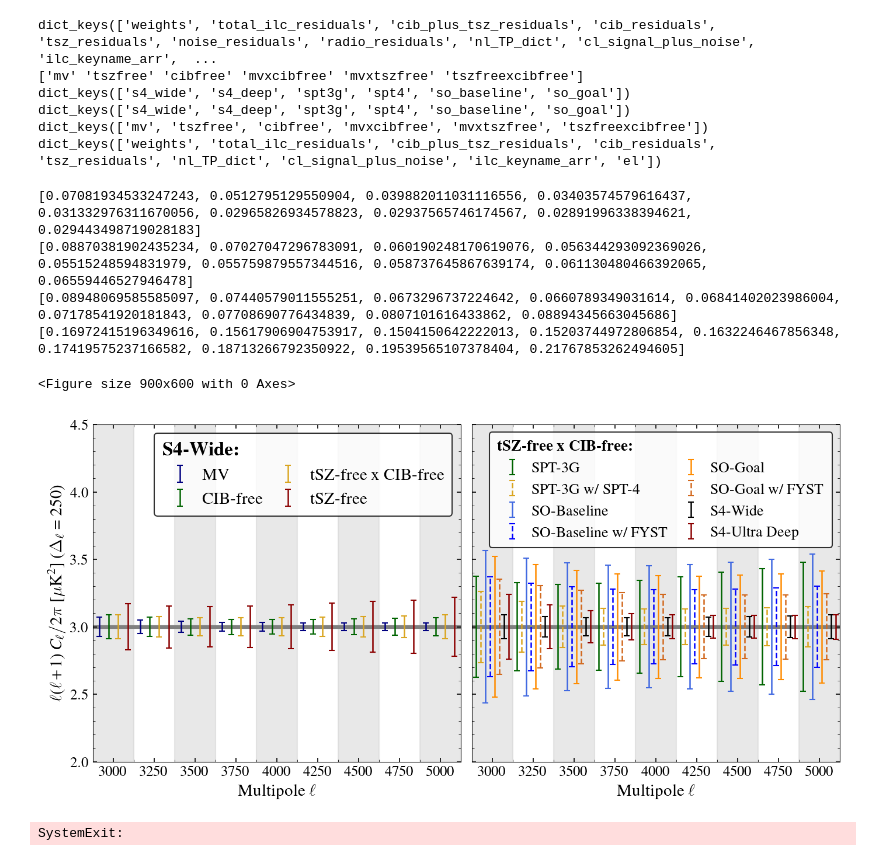
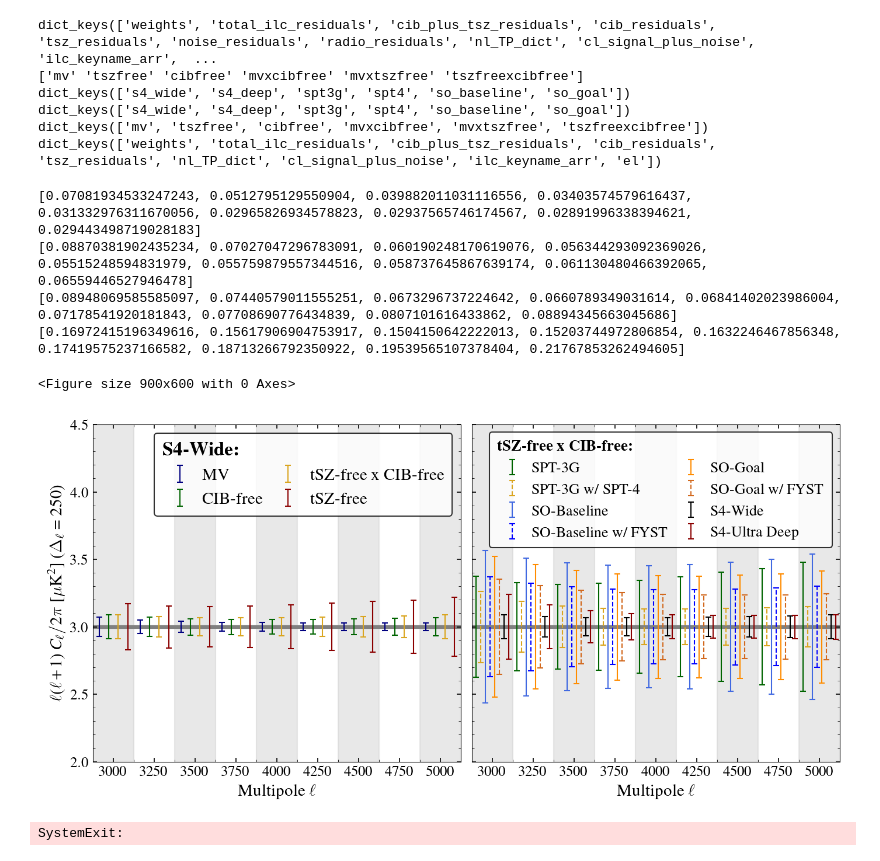
Before and after one commit to sriniraghunathan/cross_ilc_methods_paper, a Jupyter notebook: get_bandpower_errors.ipynb, the cells around one changed output. Saved outputs shown, nothing was run; the diff lists cells and outputs as text; code cells hidden in the pictures.

Commit message:
some minor edits to plots

```diff
--- a/get_bandpower_errors.ipynb
+++ b/get_bandpower_errors.ipynb
@@ -255,7 +258,7 @@ for pl_iter in range(2):
                 labval, fsky, colorval = exp_specs_dict[reqd_expname]
                 elshiftval = xshift_arr[reqd_expname_cntr]
             elinds_to_plot = np.where((els>=xmin) & (els<=xmax))
-            eb = errorbar(els[elinds_to_plot] + elshiftval, dl_ksz[elinds_to_plot], yerr = dl_fac[elinds_to_plot] * curr_delta_cl[elinds_to_plot], marker = None, ls = 'None', color = colorval, label = labval, ecolor = colorval, capsize = 2.5, elinewidth = 1.2)
+            eb = errorbar(els[elinds_to_plot] + elshiftval, dl_ksz[elinds_to_plot], yerr = dl_fac[elinds_to_plot] * curr_delta_cl[elinds_to_plot], marker = None, ls = 'None', color = colorval, label = labval, ecolor = colorval, capsize = 2.5, elinewidth = 1.)
             if reqd_expname in ['spt4', 'so_baseline_withccatp', 'so_goal_withccatp']:
                 eb[-1][0].set_linestyle('--')
             #errorbar(els, dl_ksz, yerr = dl_fac * curr_delta_cl, marker = None, ls = 'None', label = labval, ecolor = colorval)#, capsize = 2.5, elinewidth = 1.)
@@ -309,34 +312,34 @@ for pl_iter in range(2):
     if pl_iter == 0:
         ylabel(r'$\ell(\ell+1)\ C_{\ell} / 2\pi$ [$\mu$K$^{2}$] ($\Delta_{\ell} = %s$)' %(delta_el), fontsize = fsval)
     else:
         setp(ax.get_yticklabels(), visible=False)
     fn_format_axis(ax,fsval-2,fsval-2)
     if pl_iter == 0:
         #title_val = r'{\bf $\Delta D_{\ell}\ [\mu {\rm K}^{2}$] (%s):}' %(expname_str)
         title_val = r'{\bf %s:}' %(expname_str)
         legfsval = fsval
         legtitlefsval = fsval+2
         #leg = legend(loc = 1, fontsize = fsval, numpoints = 1, ncol = 2, title=title_val, title_fontsize = fsval+2, columnspacing=0.5, handletextpad=0.3)
     else:
         title_val = r'{\bf %s:}' %(reqd_ilc_keyname_dict[reqd_ilc_keyname][0])
         legfsval = fsval-1.5
         legtitlefsval = fsval-1.
         #leg = legend(loc = 1, fontsize = fsval-1, numpoints = 1, ncol = 2, framealpha = 1., columnspacing=0.4, handletextpad=0.2)
     leg = legend(loc = 1, fontsize = legfsval, numpoints = 1, ncol = 2, title=title_val, title_fontsize = legtitlefsval, columnspacing=0.5, handletextpad=0.3)
     leg._legend_box.align ='left'
     axhline(3., lw = 3., color = 'gray', ls ='-', zorder=-1000.)#, label = r'Rough kSZ level')
 
 plname = 'plots/bandpower_errors.pdf'
 savefig(plname, dpi=200.)
 show();
 sys.exit()
 # %% [output]
 [0.07081934533247243, 0.0512795129550904, 0.039882011031116556, 0.03403574579616437, 0.031332976311670056, 0.02965826934578823, 0.02937565746174567, 0.02891996338394621, 0.029443498719028183]
 [0.08870381902435234, 0.07027047296783091, 0.060190248170619076, 0.056344293092369026, 0.05515248594831979, 0.055759879557344516, 0.058737645867639174, 0.061130480466392065, 0.06559446527946478]
 [0.08948069585585097, 0.07440579011555251, 0.0673296737224642, 0.0660789349031614, 0.06841402023986004, 0.07178541920181843, 0.07708690776434839, 0.0807101616433862, 0.08894345663045686]
 [0.16972415196349616, 0.15617906904753917, 0.1504150642222013, 0.15203744972806854, 0.1632246467856348, 0.17419575237166582, 0.18713266792350922, 0.19539565107378404, 0.21767853262494605]
 <Figure size 900x600 with 0 Axes>
-[figure, old version]
+[figure, new version]
 SystemExit:
 # %%
 """
```
Also changed, not shown: parts of 1 cell of this notebook, 4 other files.
